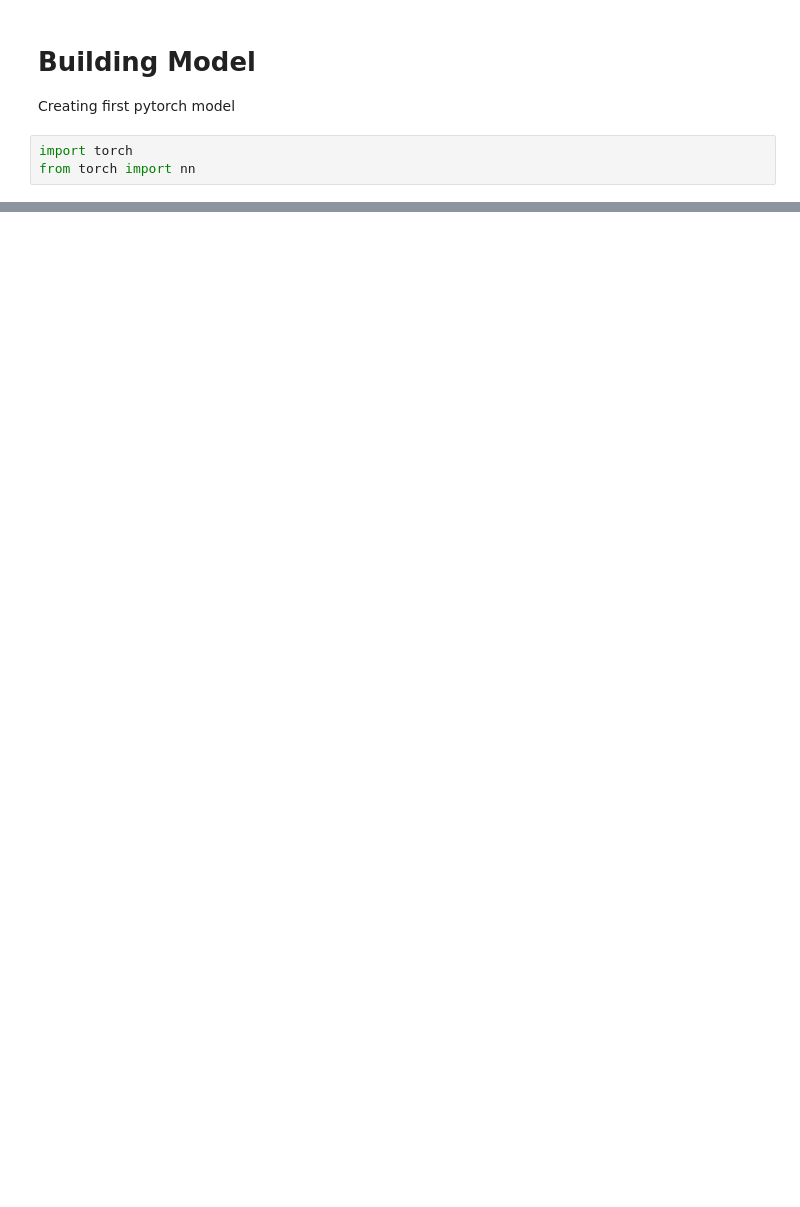
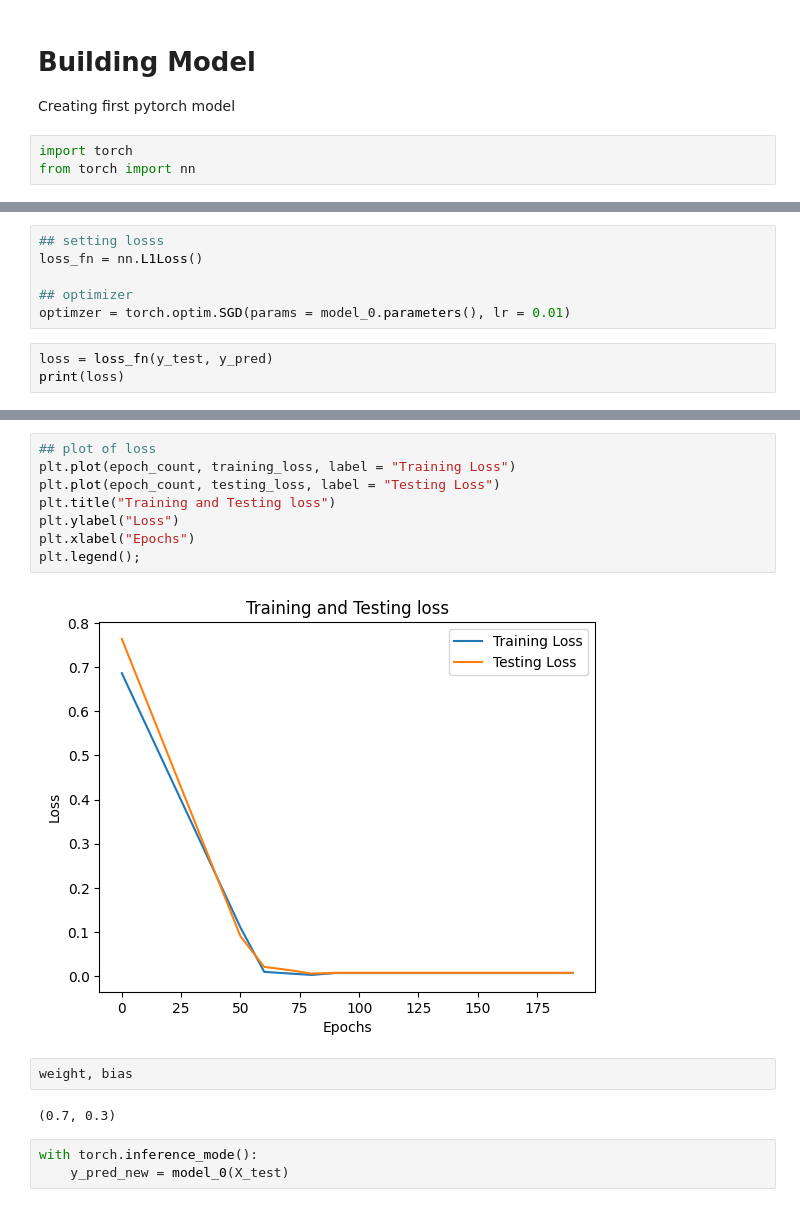
Before and after one commit to avneeshgautam/Machine-Learning-Tutorials-and-mini-projects, a Jupyter notebook: Pytorch/chapter-1-pytorch_tutorial.ipynb, the cells around one changed output, grey strips where cells are left out. Saved outputs shown, nothing was run; the diff lists cells and outputs as text; blank space fills up the shorter version.

```diff
--- a/Pytorch/chapter-1-pytorch_tutorial.ipynb
+++ b/Pytorch/chapter-1-pytorch_tutorial.ipynb
@@ -128,0 +215,9 @@ class LinearRegressionModel(nn.Module):
+# %%
+## setting losss
+loss_fn = nn.L1Loss()
+
+## optimizer
+optimzer = torch.optim.SGD(params = model_0.parameters(), lr = 0.01)
+# %%
+loss = loss_fn(y_test, y_pred)
+print(loss)
@@ -128,0 +312,17 @@ class LinearRegressionModel(nn.Module):
+# %%
+## plot of loss
+plt.plot(epoch_count, training_loss, label = "Training Loss")
+plt.plot(epoch_count, testing_loss, label = "Testing Loss")
+plt.title("Training and Testing loss")
+plt.ylabel("Loss")
+plt.xlabel("Epochs")
+plt.legend();
+# %% [output]
+[figure, added]
+# %%
+weight, bias
+# %% [output]
+(0.7, 0.3)
+# %%
+with torch.inference_mode():
+    y_pred_new = model_0(X_test)
```
Also changed, not shown: parts of 57 cells of this notebook, 6 other files.
